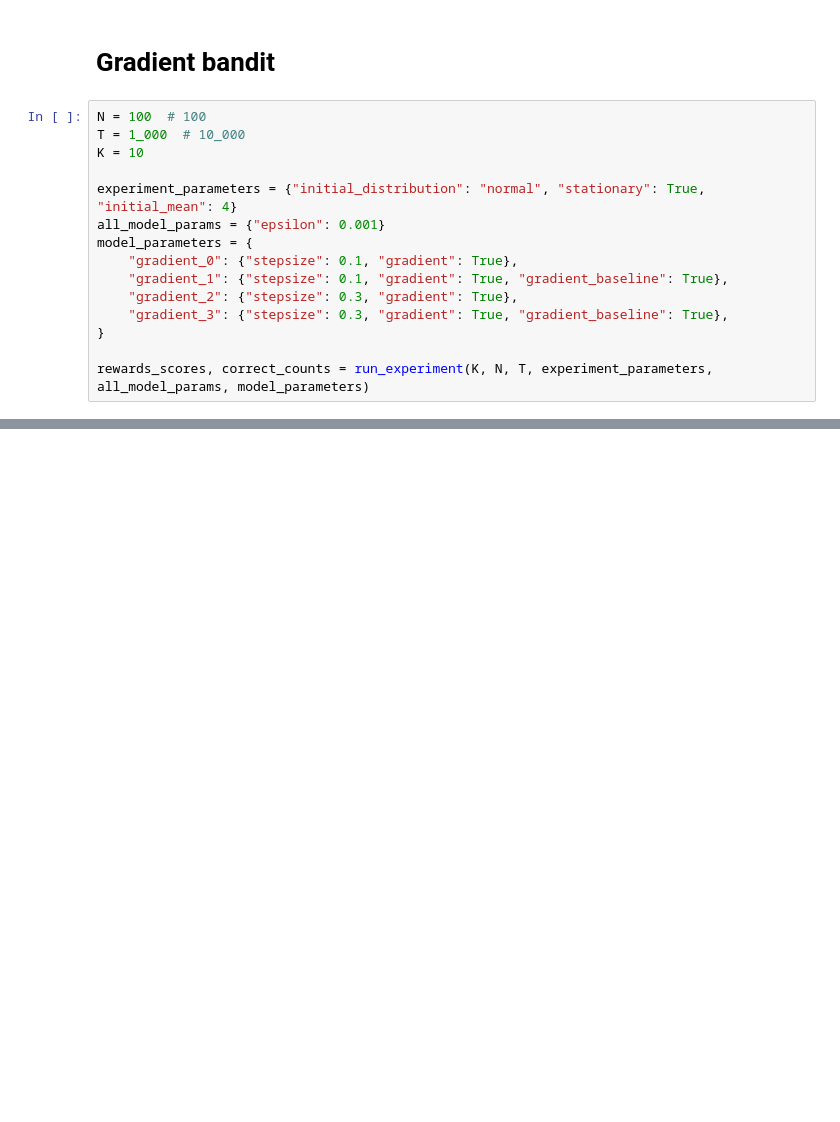
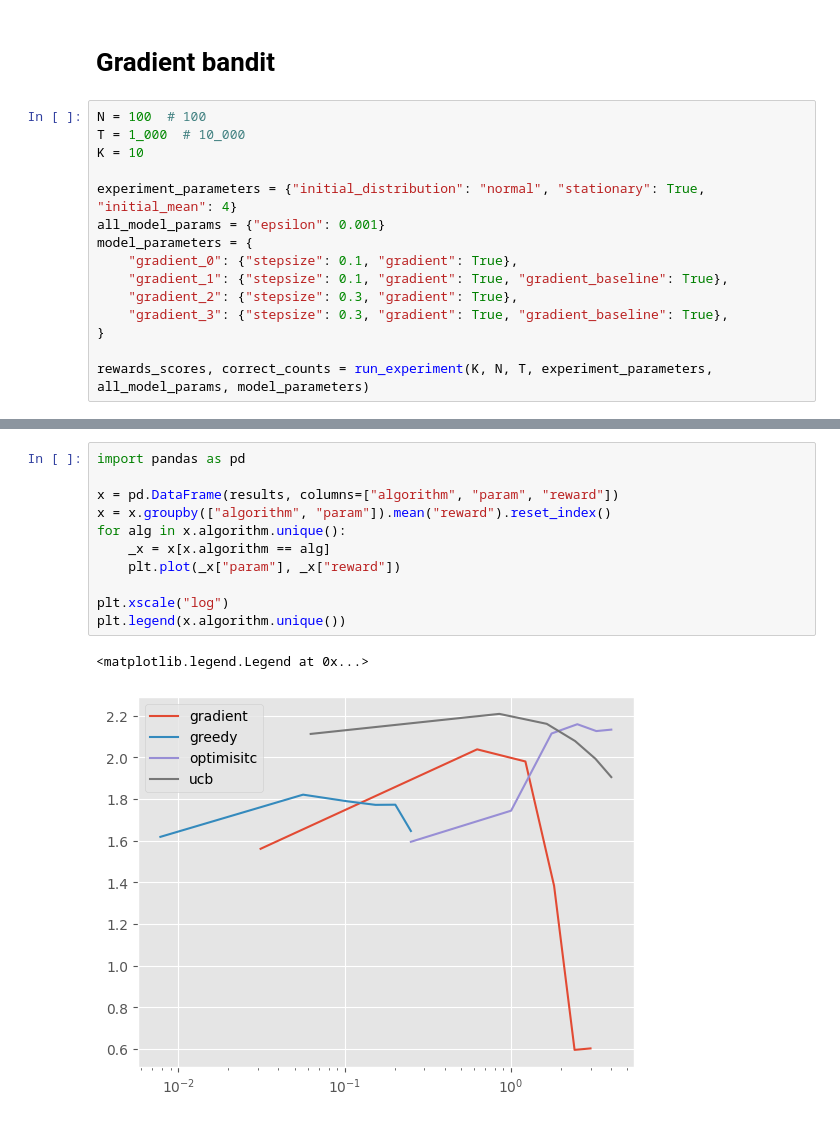
Before and after one commit to CptQuak/rl_dev, a Jupyter notebook: k-bandit.ipynb, the cells around one changed output, grey strips where cells are left out. Cells and saved outputs as stored; diff of their text form; blank space fills up the shorter version.

Commit message:
Evaluation of algorihtm parameters

```diff
--- a/k-bandit.ipynb
+++ b/k-bandit.ipynb
@@ -232,0 +275,14 @@ fig.tight_layout()
+# %%
+import pandas as pd
+
+x = pd.DataFrame(results, columns=["algorithm", "param", "reward"])
+x = x.groupby(["algorithm", "param"]).mean("reward").reset_index()
+for alg in x.algorithm.unique():
+    _x = x[x.algorithm == alg]
+    plt.plot(_x["param"], _x["reward"])
+
+plt.xscale("log")
+plt.legend(x.algorithm.unique())
+# %% [output]
+<matplotlib.legend.Legend at 0x...>
+[figure, added]
```
Also changed, not shown: parts of 11 cells of this notebook, 1 other file.
